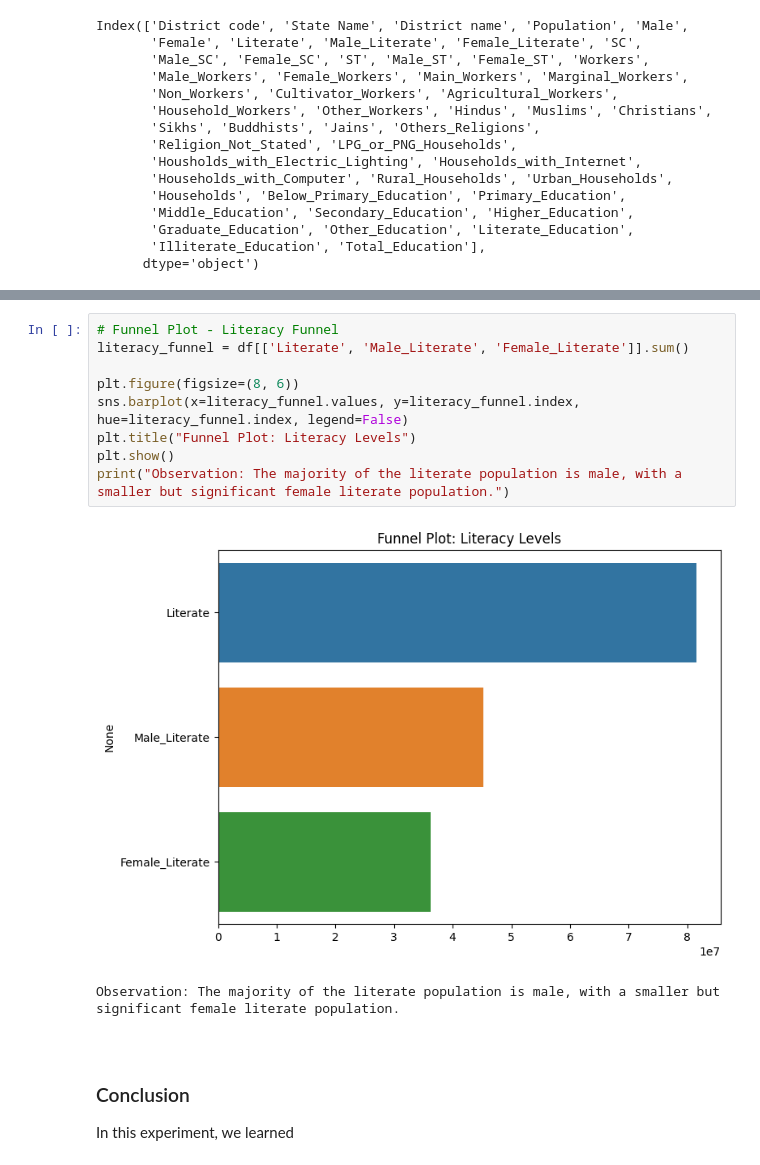
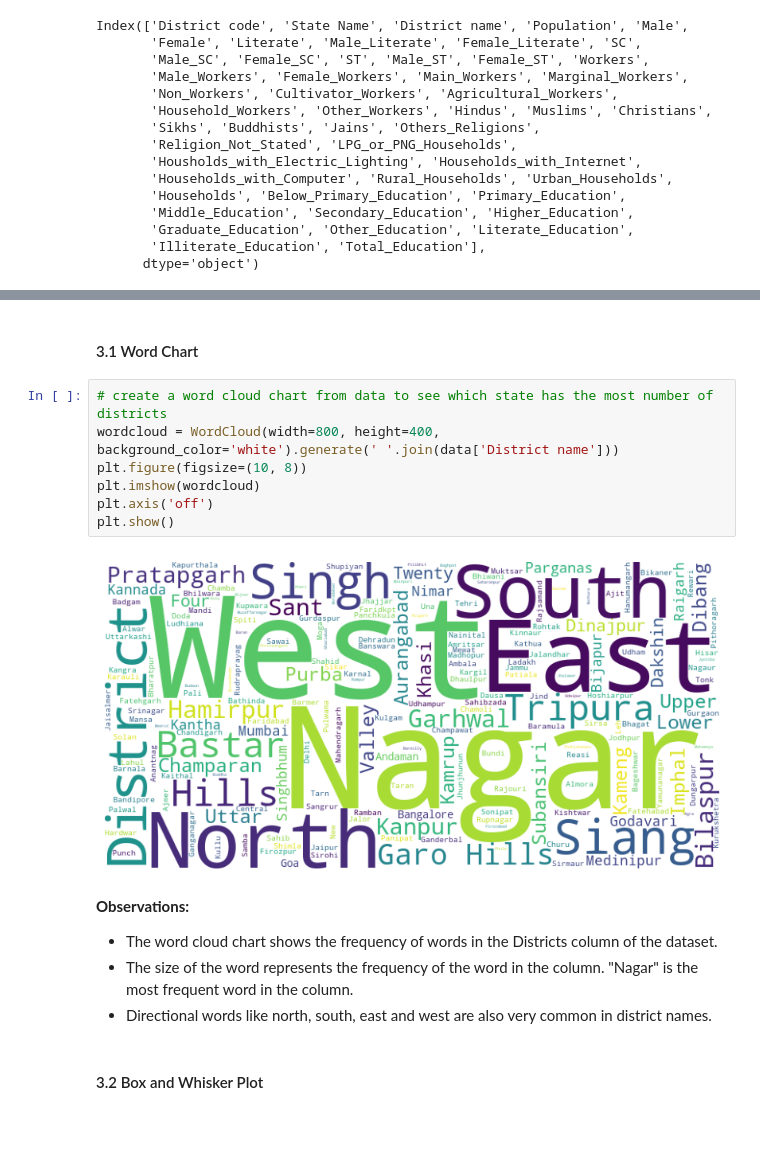
Before and after one commit to Hitstar53/ADV-Practicals, a Jupyter notebook: Exp2/exp2.ipynb, the cells around one changed output, grey strips where cells are left out. Cells and saved outputs as stored; diff of their text form; blank space fills up the shorter version.

```diff
--- a/Exp2/exp2.ipynb
+++ b/Exp2/exp2.ipynb
@@ -251,17 +134,18 @@ KeyError: 'District name'
-# %%
-# Funnel Plot - Literacy Funnel
-literacy_funnel = df[['Literate', 'Male_Literate', 'Female_Literate']].sum()
-
-plt.figure(figsize=(8, 6))
-sns.barplot(x=literacy_funnel.values, y=literacy_funnel.index, hue=literacy_funnel.index, legend=False)
-plt.title("Funnel Plot: Literacy Levels")
-plt.show()
-print("Observation: The majority of the literate population is male, with a smaller but significant female literate population.")
-# %% [output]
-[figure, removed]
-Observation: The majority of the literate population is male, with a smaller but significant female literate population.
-# %% [markdown]
-<p style="page-break-after:always;"></p>
-# %% [markdown]
-### Conclusion
-In this experiment, we learned
+# %% [markdown]
+#### 3.1 Word Chart
+# %%
+# create a word cloud chart from data to see which state has the most number of districts
+wordcloud = WordCloud(width=800, height=400, background_color='white').generate(' '.join(data['District name']))
+plt.figure(figsize=(10, 8))
+plt.imshow(wordcloud)
+plt.axis('off')
+plt.show()
+# %% [output]
+[figure, added]
+# %% [markdown]
+**Observations:**
+- The word cloud chart shows the frequency of words in the Districts column of the dataset.
+- The size of the word represents the frequency of the word in the column. "Nagar" is the most frequent word in the column.
+- Directional words like north, south, east and west are also very common in district names.
+# %% [markdown]
+#### 3.2 Box and Whisker Plot
```
Also changed, not shown: parts of 46 cells of this notebook, 3 other files.
